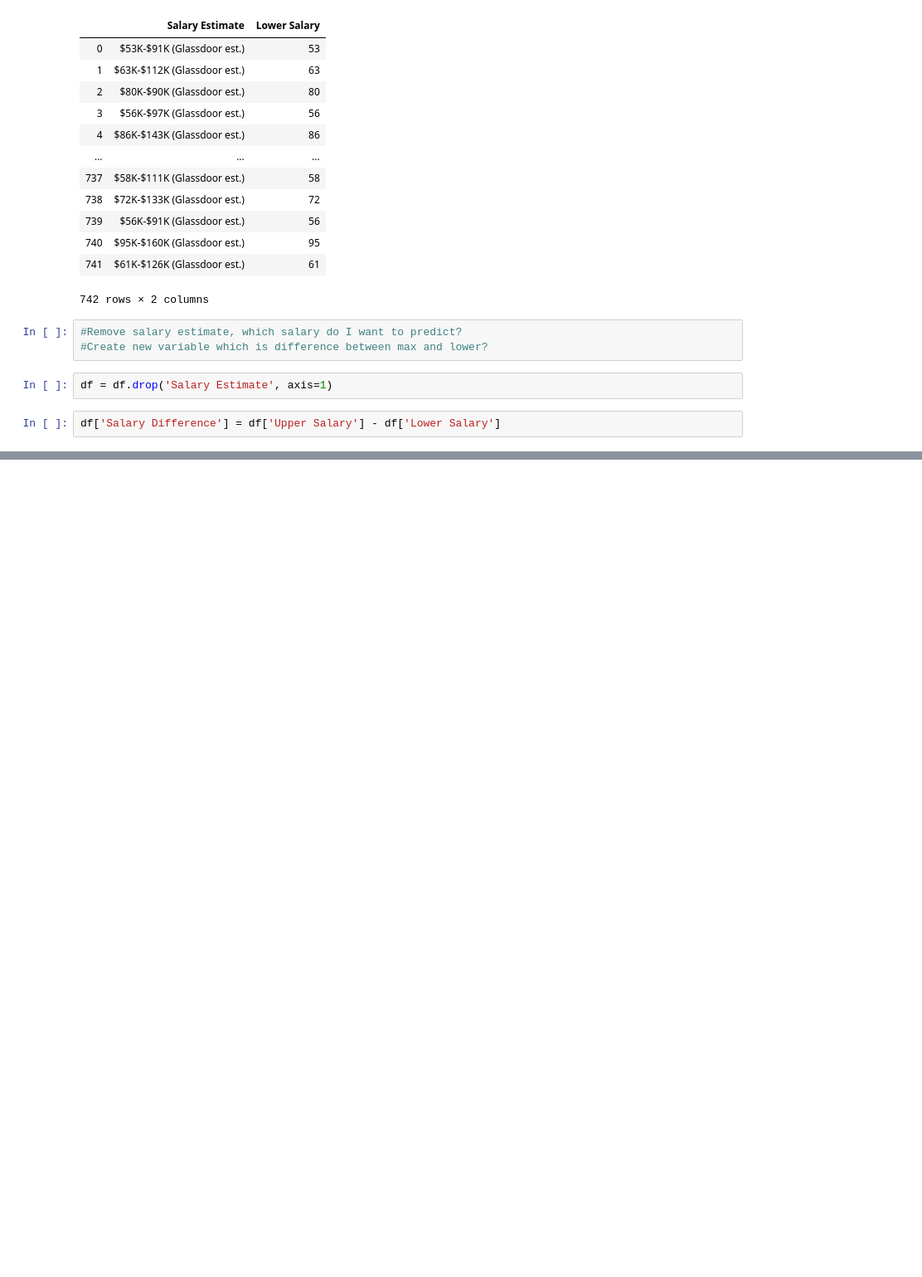
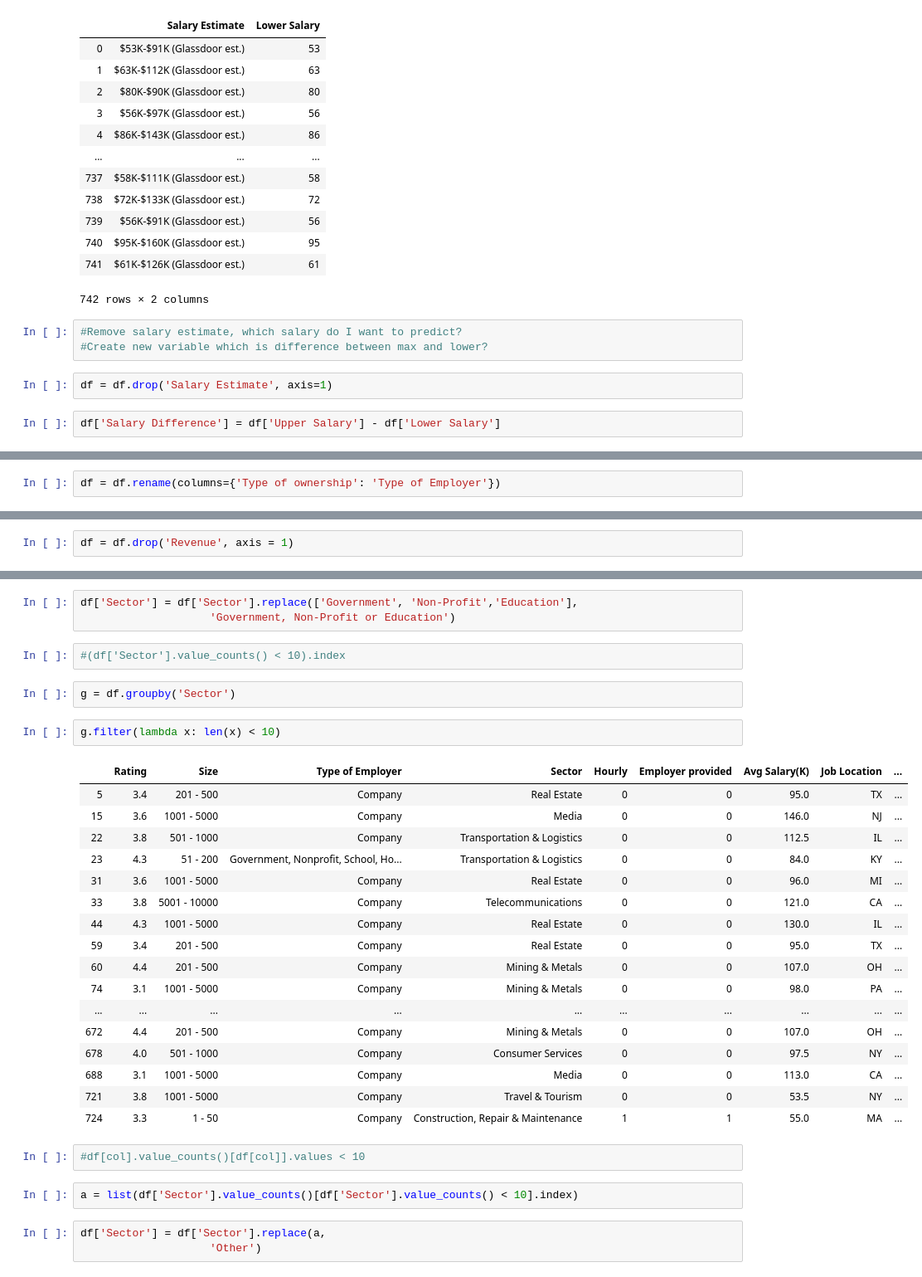
Before and after one commit to andreasbergstrm/Data-science-salary-prediction, a Jupyter notebook: ds salary code.ipynb, the cells around one changed output, grey strips where cells are left out. Shown: that part at 83% size. Saved outputs shown, nothing was run; the diff lists cells and outputs as text; blank space fills up the shorter version.

```diff
--- a/ds salary code.ipynb
+++ b/ds salary code.ipynb
@@ -149,0 +556,2 @@ df['Salary Difference'] = df['Upper Salary'] - df['Lower Salary']
+# %%
+df = df.rename(columns={'Type of ownership': 'Type of Employer'})
@@ -149,0 +582,2 @@ df['Salary Difference'] = df['Upper Salary'] - df['Lower Salary']
+# %%
+df = df.drop('Revenue', axis = 1)
@@ -149,0 +604,34 @@ df['Salary Difference'] = df['Upper Salary'] - df['Lower Salary']
+# %%
+df['Sector'] = df['Sector'].replace(['Government', 'Non-Profit','Education'],
+                    'Government, Non-Profit or Education')
+# %%
+#(df['Sector'].value_counts() < 10).index
+# %%
+g = df.groupby('Sector')
+# %%
+g.filter(lambda x: len(x) < 10)
+# %% [output]
+|  | Rating | Size | Type of Employer | Sector | Hourly | Employer provided | Avg Salary(K) | Job Location | ... |
+| 5 | 3.4 | 201 - 500 | Company | Real Estate | 0 | 0 | 95.0 | TX | ... |
+| 15 | 3.6 | 1001 - 5000 | Company | Media | 0 | 0 | 146.0 | NJ | ... |
+| 22 | 3.8 | 501 - 1000 | Company | Transportation & Logistics | 0 | 0 | 112.5 | IL | ... |
+| 23 | 4.3 | 51 - 200 | Government, Nonprofit, School, Ho... | Transportation & Logistics | 0 | 0 | 84.0 | KY | ... |
+| 31 | 3.6 | 1001 - 5000 | Company | Real Estate | 0 | 0 | 96.0 | MI | ... |
+| 33 | 3.8 | 5001 - 10000 | Company | Telecommunications | 0 | 0 | 121.0 | CA | ... |
+| 44 | 4.3 | 1001 - 5000 | Company | Real Estate | 0 | 0 | 130.0 | IL | ... |
+| 59 | 3.4 | 201 - 500 | Company | Real Estate | 0 | 0 | 95.0 | TX | ... |
+| 60 | 4.4 | 201 - 500 | Company | Mining & Metals | 0 | 0 | 107.0 | OH | ... |
+| 74 | 3.1 | 1001 - 5000 | Company | Mining & Metals | 0 | 0 | 98.0 | PA | ... |
+| ... | ... | ... | ... | ... | ... | ... | ... | ... | ... |
+| 672 | 4.4 | 201 - 500 | Company | Mining & Metals | 0 | 0 | 107.0 | OH | ... |
+| 678 | 4.0 | 501 - 1000 | Company | Consumer Services | 0 | 0 | 97.5 | NY | ... |
+| 688 | 3.1 | 1001 - 5000 | Company | Media | 0 | 0 | 113.0 | CA | ... |
+| 721 | 3.8 | 1001 - 5000 | Company | Travel & Tourism | 0 | 0 | 53.5 | NY | ... |
+| 724 | 3.3 | 1 - 50 | Company | Construction, Repair & Maintenance | 1 | 1 | 55.0 | MA | ... |
+# %%
+#df[col].value_counts()[df[col]].values < 10
+# %%
+a = list(df['Sector'].value_counts()[df['Sector'].value_counts() < 10].index)
+# %%
+df['Sector'] = df['Sector'].replace(a,
+                    'Other')
```
Also changed, not shown: parts of 109 cells of this notebook.
